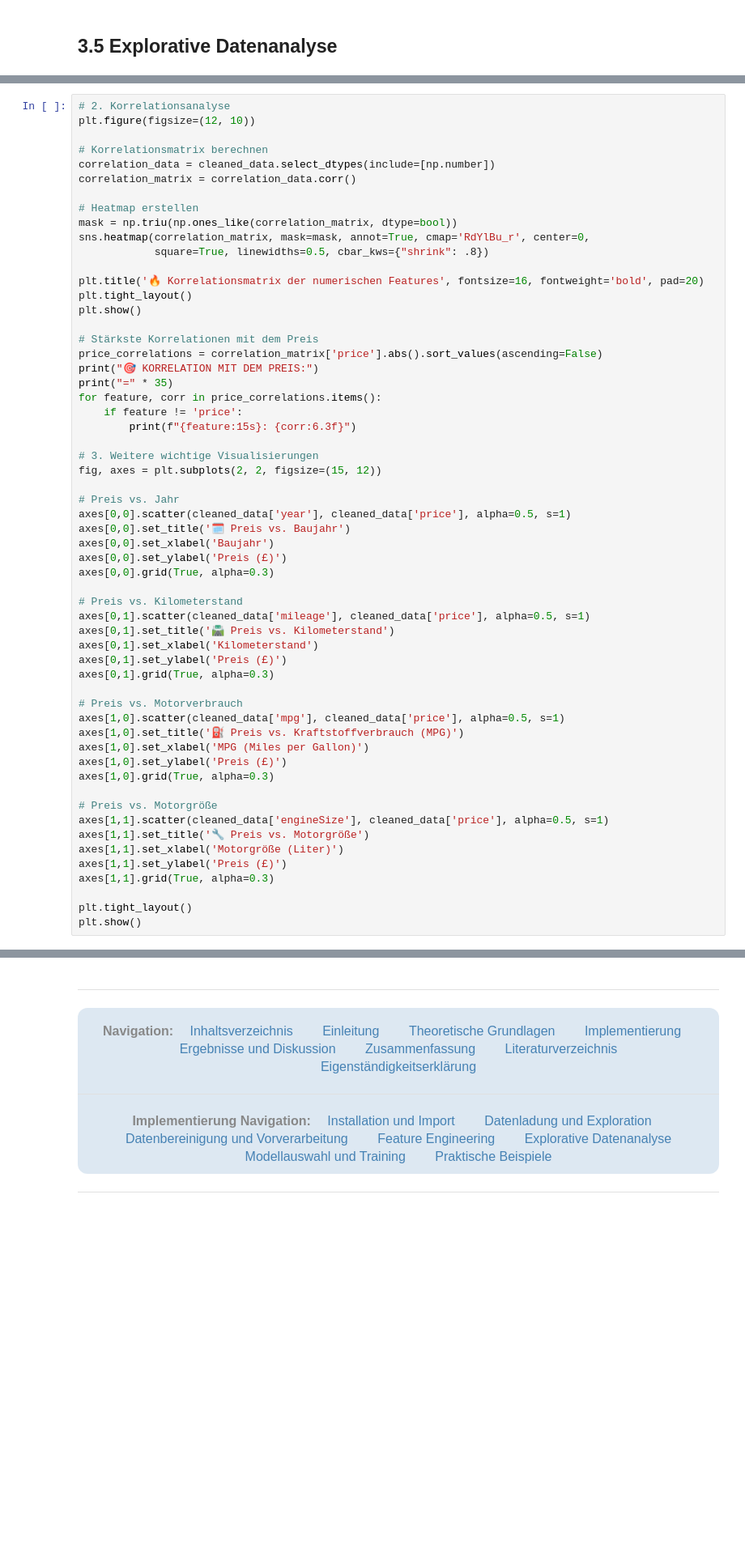
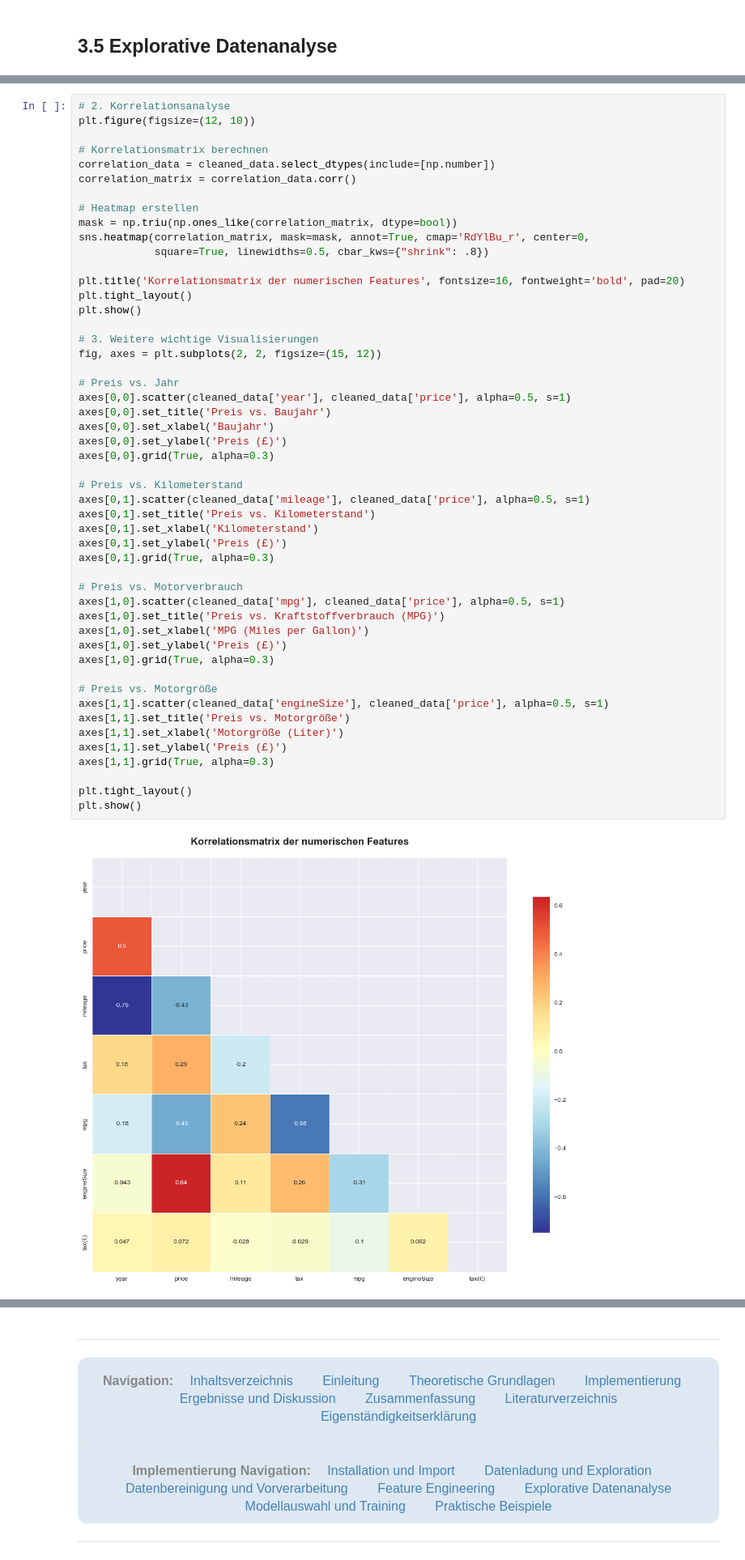
Before and after one commit to Osamaiqji89/Preisvorhersage_von_Gebrauchtwagen, a Jupyter notebook: Preisvorhersage_Gebrauchtwagen.ipynb, the cells around one changed output, grey strips where cells are left out. Shown at 81% size. Drawn from its saved outputs; the diff is of its cells as text; blank space fills up the shorter version.

```diff
--- a/Preisvorhersage_Gebrauchtwagen.ipynb
+++ b/Preisvorhersage_Gebrauchtwagen.ipynb
@@ -1179,48 +1383,42 @@ mask = np.triu(np.ones_like(correlation_matrix, dtype=bool))
 sns.heatmap(correlation_matrix, mask=mask, annot=True, cmap='RdYlBu_r', center=0,
             square=True, linewidths=0.5, cbar_kws={"shrink": .8})
 
-plt.title('🔥 Korrelationsmatrix der numerischen Features', fontsize=16, fontweight='bold', pad=20)
+plt.title('Korrelationsmatrix der numerischen Features', fontsize=16, fontweight='bold', pad=20)
 plt.tight_layout()
 plt.show()
-
-# Stärkste Korrelationen mit dem Preis
-price_correlations = correlation_matrix['price'].abs().sort_values(ascending=False)
-print("🎯 KORRELATION MIT DEM PREIS:")
-print("=" * 35)
-for feature, corr in price_correlations.items():
-    if feature != 'price':
-        print(f"{feature:15s}: {corr:6.3f}")
 
 # 3. Weitere wichtige Visualisierungen
 fig, axes = plt.subplots(2, 2, figsize=(15, 12))
 
 # Preis vs. Jahr
 axes[0,0].scatter(cleaned_data['year'], cleaned_data['price'], alpha=0.5, s=1)
-axes[0,0].set_title('🗓️ Preis vs. Baujahr')
+axes[0,0].set_title('Preis vs. Baujahr')
 axes[0,0].set_xlabel('Baujahr')
 axes[0,0].set_ylabel('Preis (£)')
 axes[0,0].grid(True, alpha=0.3)
 
 # Preis vs. Kilometerstand
 axes[0,1].scatter(cleaned_data['mileage'], cleaned_data['price'], alpha=0.5, s=1)
-axes[0,1].set_title('🛣️ Preis vs. Kilometerstand')
+axes[0,1].set_title('Preis vs. Kilometerstand')
 axes[0,1].set_xlabel('Kilometerstand')
 axes[0,1].set_ylabel('Preis (£)')
 axes[0,1].grid(True, alpha=0.3)
 
 # Preis vs. Motorverbrauch
 axes[1,0].scatter(cleaned_data['mpg'], cleaned_data['price'], alpha=0.5, s=1)
-axes[1,0].set_title('⛽ Preis vs. Kraftstoffverbrauch (MPG)')
+axes[1,0].set_title('Preis vs. Kraftstoffverbrauch (MPG)')
 axes[1,0].set_xlabel('MPG (Miles per Gallon)')
 axes[1,0].set_ylabel('Preis (£)')
 axes[1,0].grid(True, alpha=0.3)
 
 # Preis vs. Motorgröße
 axes[1,1].scatter(cleaned_data['engineSize'], cleaned_data['price'], alpha=0.5, s=1)
-axes[1,1].set_title('🔧 Preis vs. Motorgröße')
+axes[1,1].set_title('Preis vs. Motorgröße')
 axes[1,1].set_xlabel('Motorgröße (Liter)')
 axes[1,1].set_ylabel('Preis (£)')
 axes[1,1].grid(True, alpha=0.3)
 
 plt.tight_layout()
 plt.show()
+# %% [output]
+[figure, added]
```
Also changed, not shown: parts of 39 cells of this notebook.
